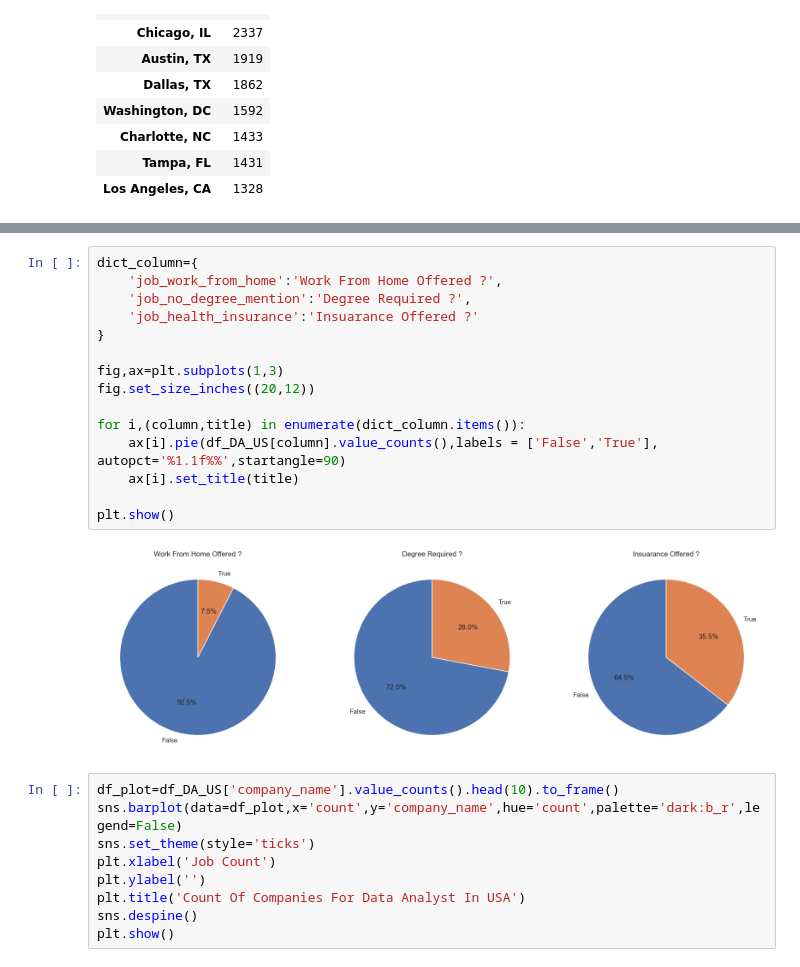
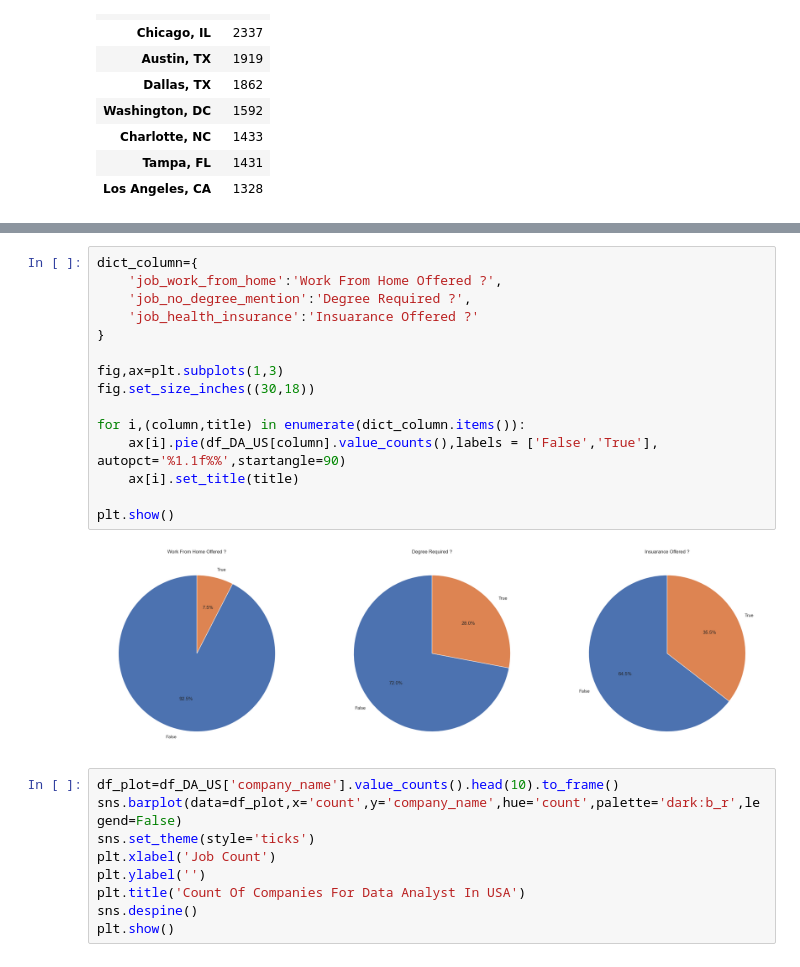
Before and after one commit to utkarsh-naik10/PYTHON_PROJECTS, a Jupyter notebook: 1.Job_Data_Analysis/Notebooks/1.Exploratory_Data_Analysis.ipynb, the cells around one changed output, grey strips where cells are left out. Drawn from its saved outputs; the diff is of its cells as text.

```diff
--- a/1.Job_Data_Analysis/Notebooks/1.Exploratory_Data_Analysis.ipynb
+++ b/1.Job_Data_Analysis/Notebooks/1.Exploratory_Data_Analysis.ipynb
@@ -57,20 +57,20 @@ df_DA_US.head()
 # %%
 dict_column={
     'job_work_from_home':'Work From Home Offered ?',
     'job_no_degree_mention':'Degree Required ?',
     'job_health_insurance':'Insuarance Offered ?'
 }
 
 fig,ax=plt.subplots(1,3)
-fig.set_size_inches((20,12))
+fig.set_size_inches((30,18))
 
 for i,(column,title) in enumerate(dict_column.items()):
     ax[i].pie(df_DA_US[column].value_counts(),labels = ['False','True'], autopct='%1.1f%%',startangle=90)
     ax[i].set_title(title)
 
 plt.show()
 # %% [output]
-[figure, old version]
+[figure, new version]
 # %%
 df_plot=df_DA_US['company_name'].value_counts().head(10).to_frame()
 sns.barplot(data=df_plot,x='count',y='company_name',hue='count',palette='dark:b_r',legend=False)
```
Also changed, not shown: parts of 1 cell of this notebook.
